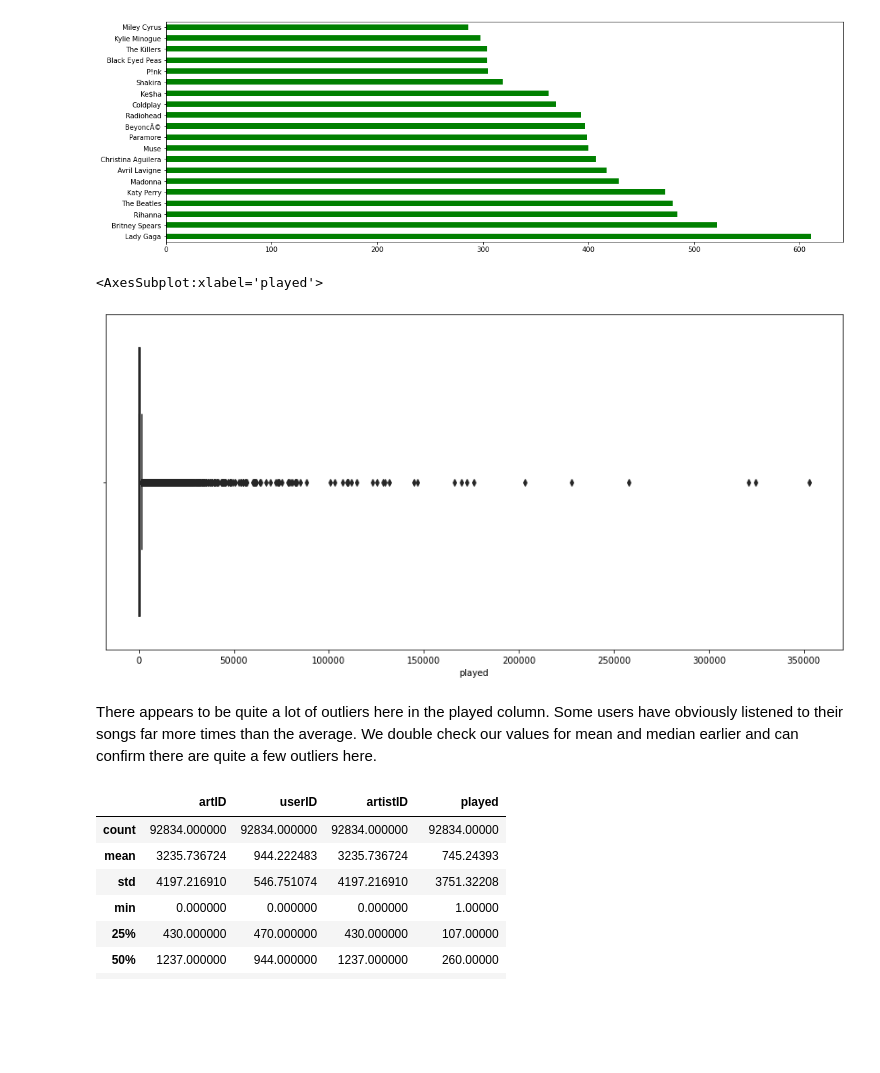
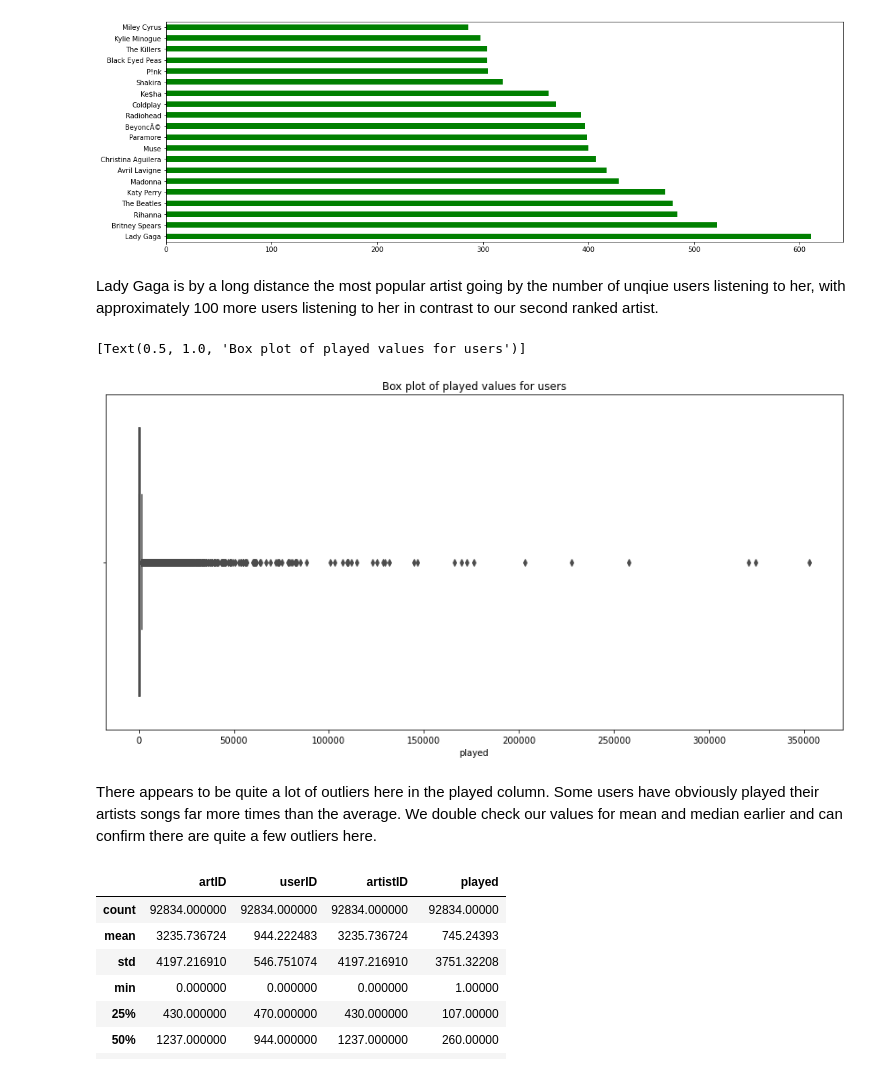
Before and after one commit to kiansweeney11/Ca4015-final-assignment, a Jupyter notebook: recommender.ipynb, the cells around one changed output. Drawn from its saved outputs; the diff is of its cells as text; code cells hidden in the pictures; blank space fills up the shorter version.

```diff
--- a/recommender.ipynb
+++ b/recommender.ipynb
@@ -560,14 +559,16 @@ played['name'].value_counts()[:20].plot(kind='barh', color='green', figsize=(18,
 # %% [output]
 <AxesSubplot:>
 [figure]
+# %% [markdown]
+Lady Gaga is by a long distance the most popular artist going by the number of unqiue users listening to her, with approximately 100 more users listening to her in contrast to our second ranked artist.
 # %%
 plt.figure(figsize=[15,7])
-sns.boxplot(x=played['played'], color=".25")
+sns.boxplot(x=played['played'], color="gold").set(title='Box plot of played values for users')
 # %% [output]
-<AxesSubplot:xlabel='played'>
+[Text(0.5, 1.0, 'Box plot of played values for users')]
-[figure, old version]
+[figure, new version]
 # %% [markdown]
-There appears to be quite a lot of outliers here in the played column. Some users have obviously listened to their songs far more times than the average. We double check our values for mean and median earlier and can confirm there are quite a few outliers here.
+There appears to be quite a lot of outliers here in the played column. Some users have obviously played their artists songs far more times than the average. We double check our values for mean and median earlier and can confirm there are quite a few outliers here.
 # %%
 played.describe()
 # %% [output]
```
Also changed, not shown: parts of 106 cells of this notebook.
